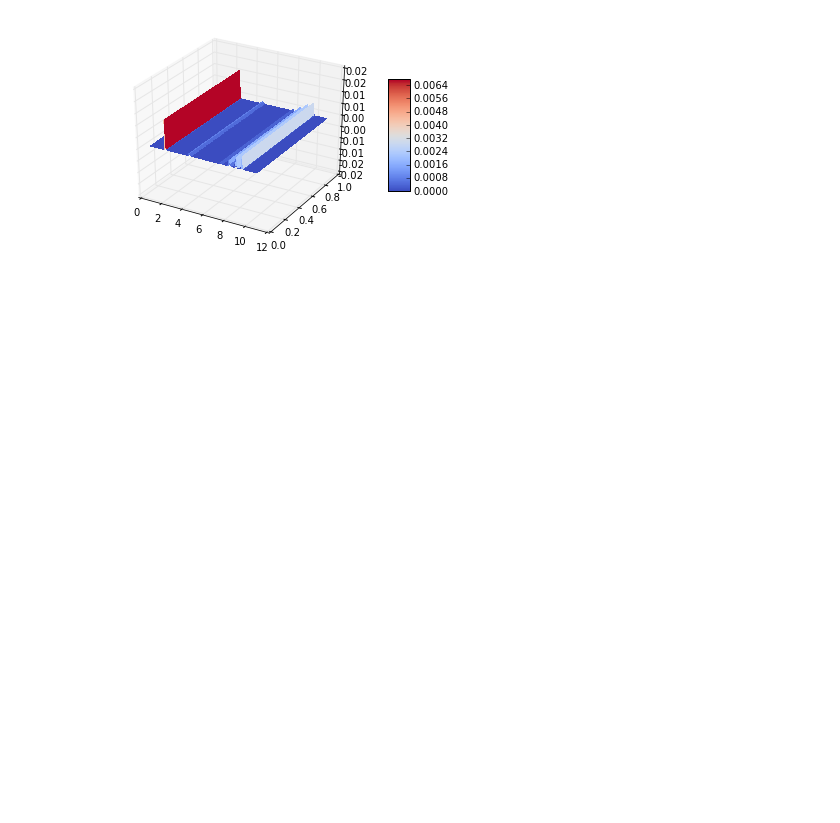
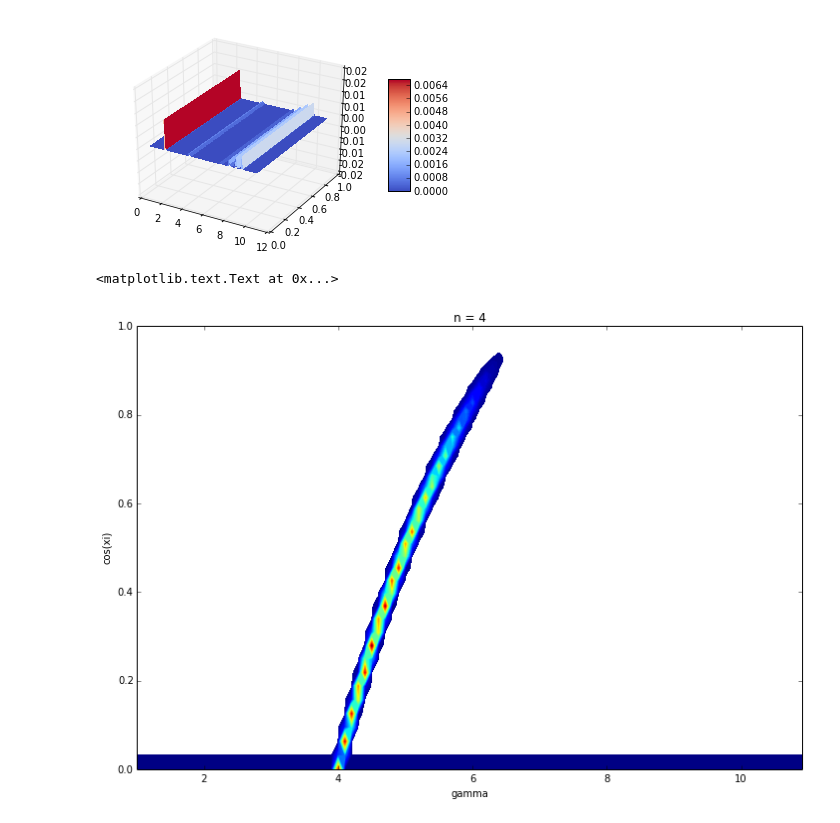
Before and after one commit to aapandy2/kappa_distributions, a Jupyter notebook: jnu_integrand_plot.ipynb, the cells around one changed output. Drawn from its saved outputs; the diff is of its cells as text; code cells hidden in the pictures; blank space fills up the shorter version.

Commit message:
added contour plots of the integrand

```diff
--- a/jnu_integrand_plot.ipynb
+++ b/jnu_integrand_plot.ipynb
@@ -84,3 +84,20 @@ fig.colorbar(surf, shrink=0.5, aspect=5)
 plt.show()
 # %% [output]
 [figure]
+# %%
+import pylab as pl
+
+gamma_mesh, xi_mesh = np.meshgrid(gamma, xi)
+
+n = 4
+
+Z = jnu_integrand(n, gamma_mesh, xi_mesh)
+
+pl.figure(figsize=(12, 8))
+pl.contourf(gamma_mesh, np.cos(xi_mesh), Z, 100)
+pl.xlabel('gamma')
+pl.ylabel('cos(xi)')
+pl.title('n = '+str(n))
+# %% [output]
+<matplotlib.text.Text at 0x...>
+[figure, added]
```
Also changed, not shown: parts of 1 cell of this notebook.
